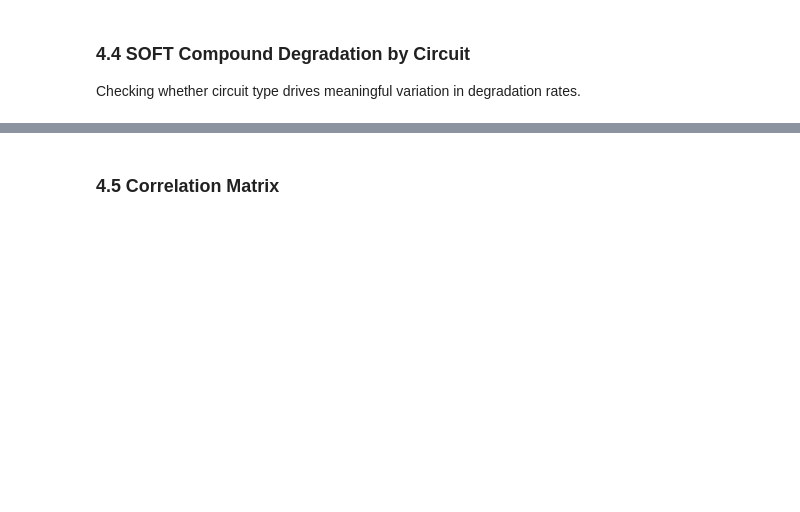
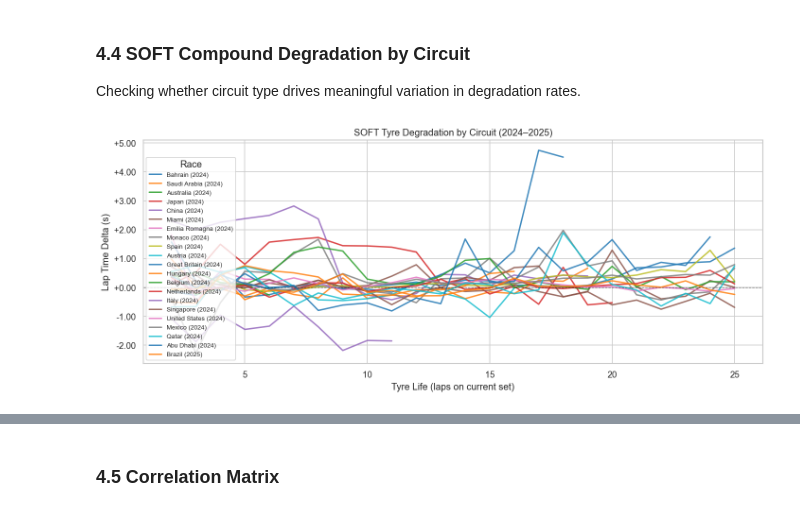
Before and after one commit to mikerapid/enai603-f1, a Jupyter notebook: f1_tyre.ipynb, the cells around one changed output, grey strips where cells are left out. Saved outputs shown, nothing was run; the diff lists cells and outputs as text; code cells hidden in the pictures; blank space fills up the shorter version.

```diff
--- a/f1_tyre.ipynb
+++ b/f1_tyre.ipynb
@@ -274,29 +438,28 @@ Checking whether circuit type drives meaningful variation in degradation rates.
 # %%
 fig, ax = plt.subplots(figsize=(12, 5))
 
 soft_df = df[df['Compound'] == 'SOFT'].copy()
 races = soft_df['Race'].unique()
 palette = sns.color_palette('tab10', n_colors=len(races))
 
 for race, color in zip(races, palette):
     subset = soft_df[soft_df['Race'] == race]
     year = subset['Year'].iloc[0]
     binned = subset.groupby('TyreLife')['LapTimeDelta'].mean().reset_index()
     binned = binned[(binned['TyreLife'] >= 2) & (binned['TyreLife'] <= 25)]
     if len(binned) >= 5:
         ax.plot(binned['TyreLife'], binned['LapTimeDelta'],
                 label=f'{race} ({year})', color=color, linewidth=1.8, alpha=0.85)
 
 ax.axhline(0, color='black', linestyle='--', linewidth=0.8, alpha=0.5)
 ax.set_xlabel('Tyre Life (laps on current set)')
 ax.set_ylabel('Lap Time Delta (s)')
 ax.set_title('SOFT Tyre Degradation by Circuit (2024–2025)')
 ax.legend(title='Race', fontsize=8, loc='lower left')
 ax.yaxis.set_major_formatter(mticker.FormatStrFormatter('%+.2f'))
 
 plt.tight_layout()
 plt.savefig('plot_04_degradation_by_circuit.png', bbox_inches='tight')
 plt.show()
-print('\nInterpretation: Degradation rates vary meaningfully by circuit.'
-      ' High-energy circuits show faster drop-off vs. lower-energy street circuits.'
-      ' This validates including circuit as a feature in the model.')
+# %% [output]
+[figure, added]
```
Also changed, not shown: parts of 16 cells of this notebook, 5 other files.
